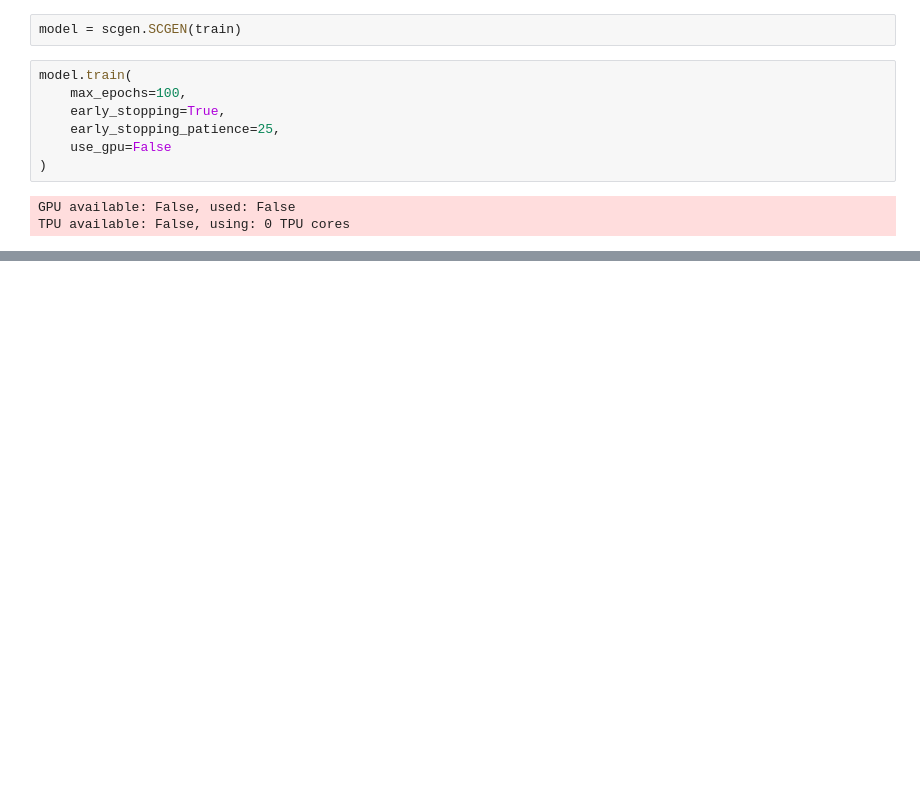
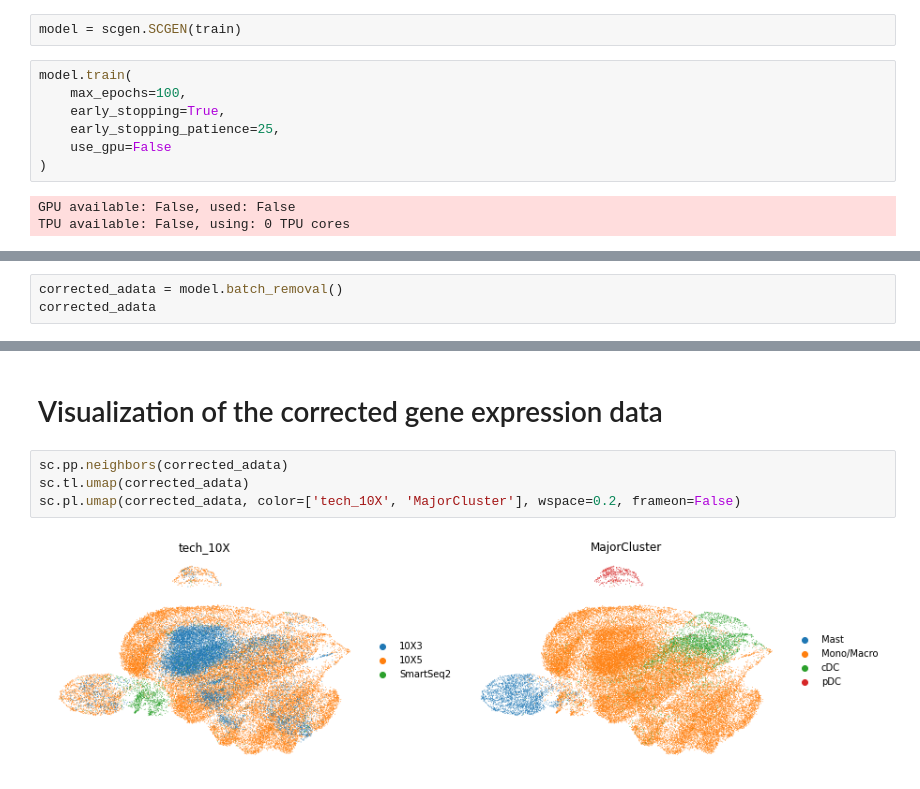
Before and after one commit to hiiiyilingzhang/PanMyeloid-assignment, a Jupyter notebook: report/DataExploration-scGen.ipynb, the cells around one changed output, grey strips where cells are left out. Cells and saved outputs as stored; diff of their text form; blank space fills up the shorter version.

Commit message:
Add export umap

```diff
--- a/report/DataExploration-scGen.ipynb
+++ b/report/DataExploration-scGen.ipynb
@@ -49,0 +52,3 @@ TPU available: False, using: 0 TPU cores
+# %%
+corrected_adata = model.batch_removal()
+corrected_adata
@@ -49,0 +67,8 @@ TPU available: False, using: 0 TPU cores
+# %% [markdown]
+# Visualization of the corrected gene expression data
+# %%
+sc.pp.neighbors(corrected_adata)
+sc.tl.umap(corrected_adata)
+sc.pl.umap(corrected_adata, color=['tech_10X', 'MajorCluster'], wspace=0.2, frameon=False)
+# %% [output]
+[figure, added]
```
Also changed, not shown: parts of 8 cells of this notebook.
